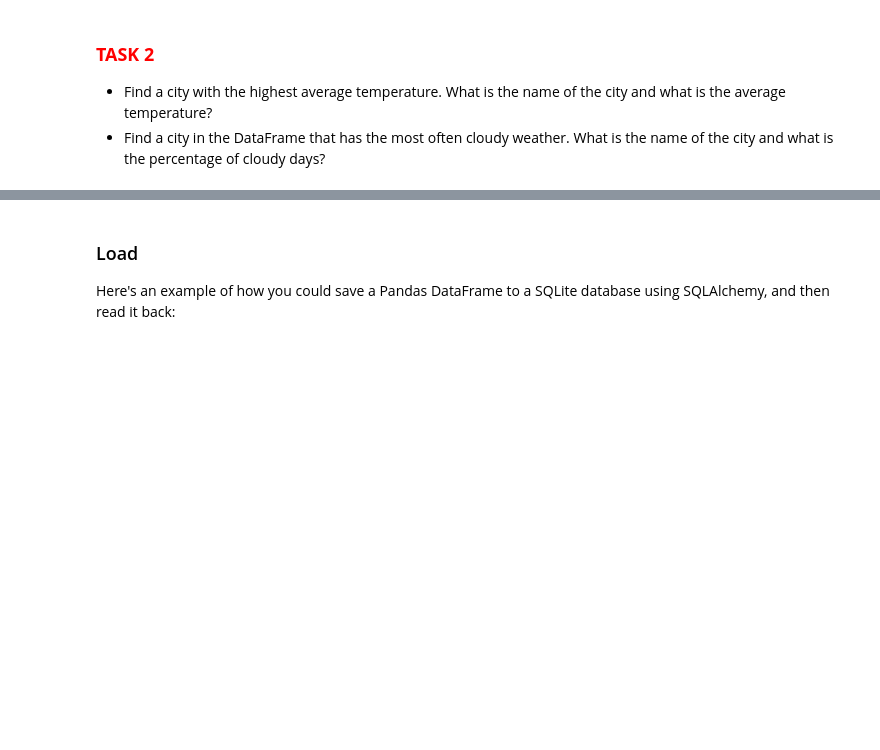
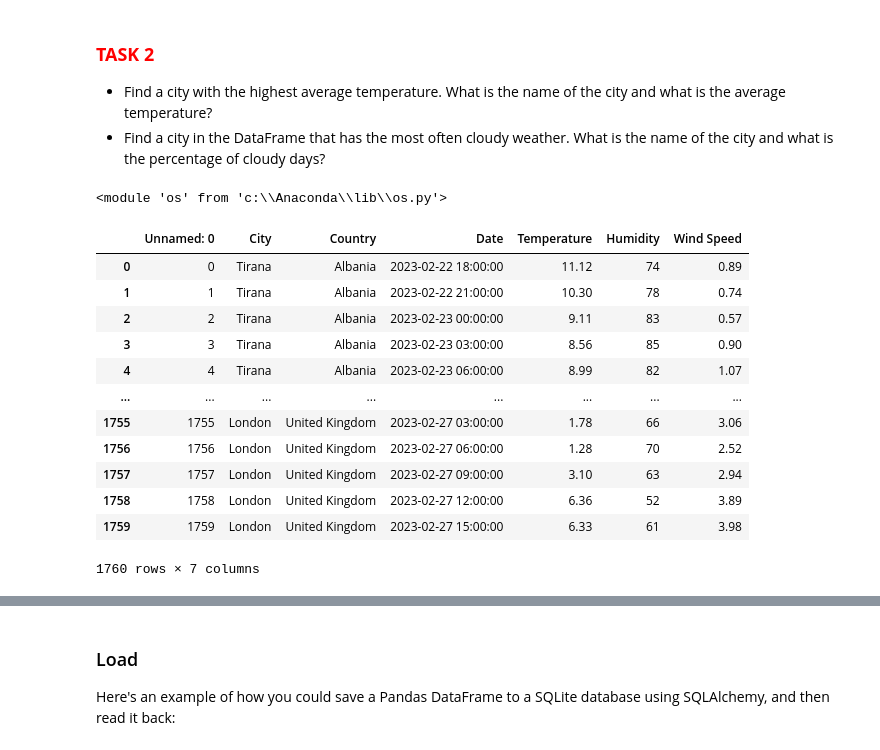
Before and after one commit to zapasek1/python-applications, a Jupyter notebook: class_1/class_1_students.ipynb, the cells around one changed output, grey strips where cells are left out. Drawn from its saved outputs; the diff is of its cells as text; code cells hidden in the pictures; blank space fills up the shorter version.

```diff
--- a/class_1/class_1_students.ipynb
+++ b/class_1/class_1_students.ipynb
@@ -357,0 +503,21 @@ city_weather_df[city_weather_df['City'] == 'Tirana'].groupby('Date').agg({
+# %%
+import os
+os
+# %% [output]
+<module 'os' from 'c:\\Anaconda\\lib\\os.py'>
+# %%
+df
+# %% [output]
+|  | Unnamed: 0 | City | Country | Date | Temperature | Humidity | Wind Speed |
+| 0 | 0 | Tirana | Albania | 2023-02-22 18:00:00 | 11.12 | 74 | 0.89 |
+| 1 | 1 | Tirana | Albania | 2023-02-22 21:00:00 | 10.30 | 78 | 0.74 |
+| 2 | 2 | Tirana | Albania | 2023-02-23 00:00:00 | 9.11 | 83 | 0.57 |
+| 3 | 3 | Tirana | Albania | 2023-02-23 03:00:00 | 8.56 | 85 | 0.90 |
+| 4 | 4 | Tirana | Albania | 2023-02-23 06:00:00 | 8.99 | 82 | 1.07 |
+| ... | ... | ... | ... | ... | ... | ... | ... |
+| 1755 | 1755 | London | United Kingdom | 2023-02-27 03:00:00 | 1.78 | 66 | 3.06 |
+| 1756 | 1756 | London | United Kingdom | 2023-02-27 06:00:00 | 1.28 | 70 | 2.52 |
+| 1757 | 1757 | London | United Kingdom | 2023-02-27 09:00:00 | 3.10 | 63 | 2.94 |
+| 1758 | 1758 | London | United Kingdom | 2023-02-27 12:00:00 | 6.36 | 52 | 3.89 |
+| 1759 | 1759 | London | United Kingdom | 2023-02-27 15:00:00 | 6.33 | 61 | 3.98 |
+1760 rows × 7 columns
```
Also changed, not shown: parts of 36 cells of this notebook, 2 other files.
